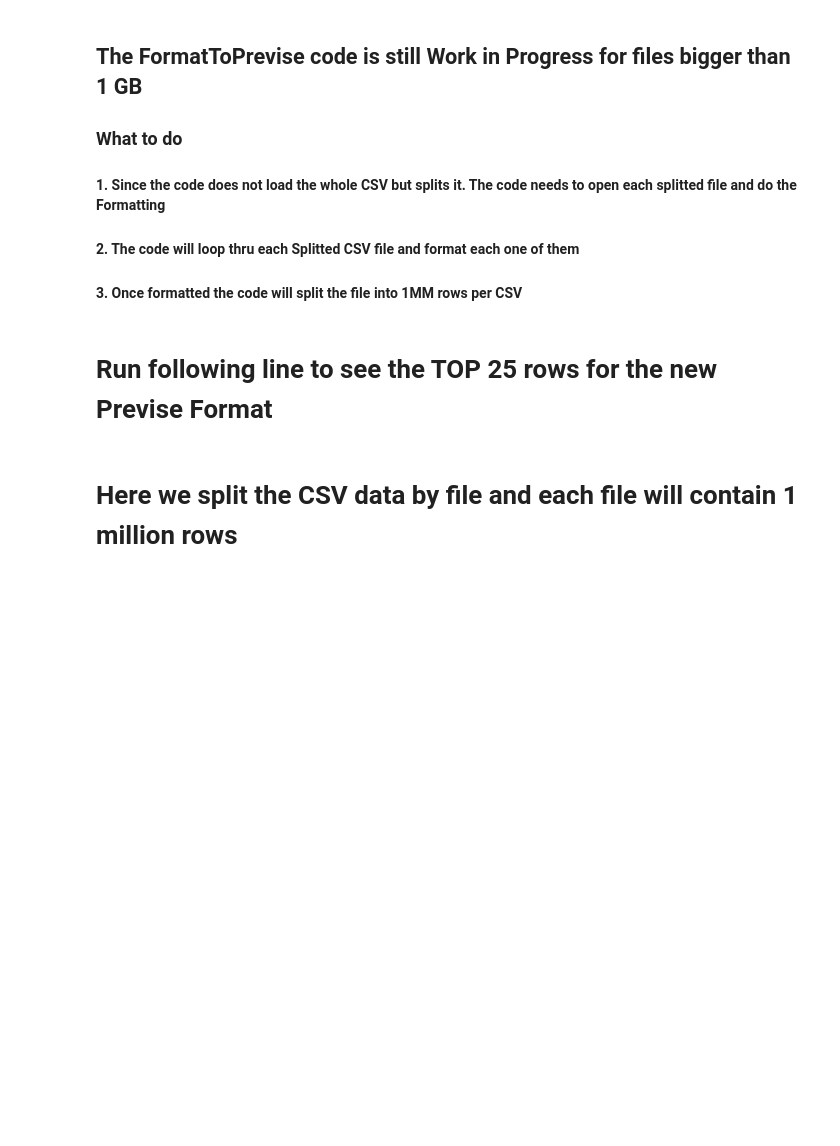
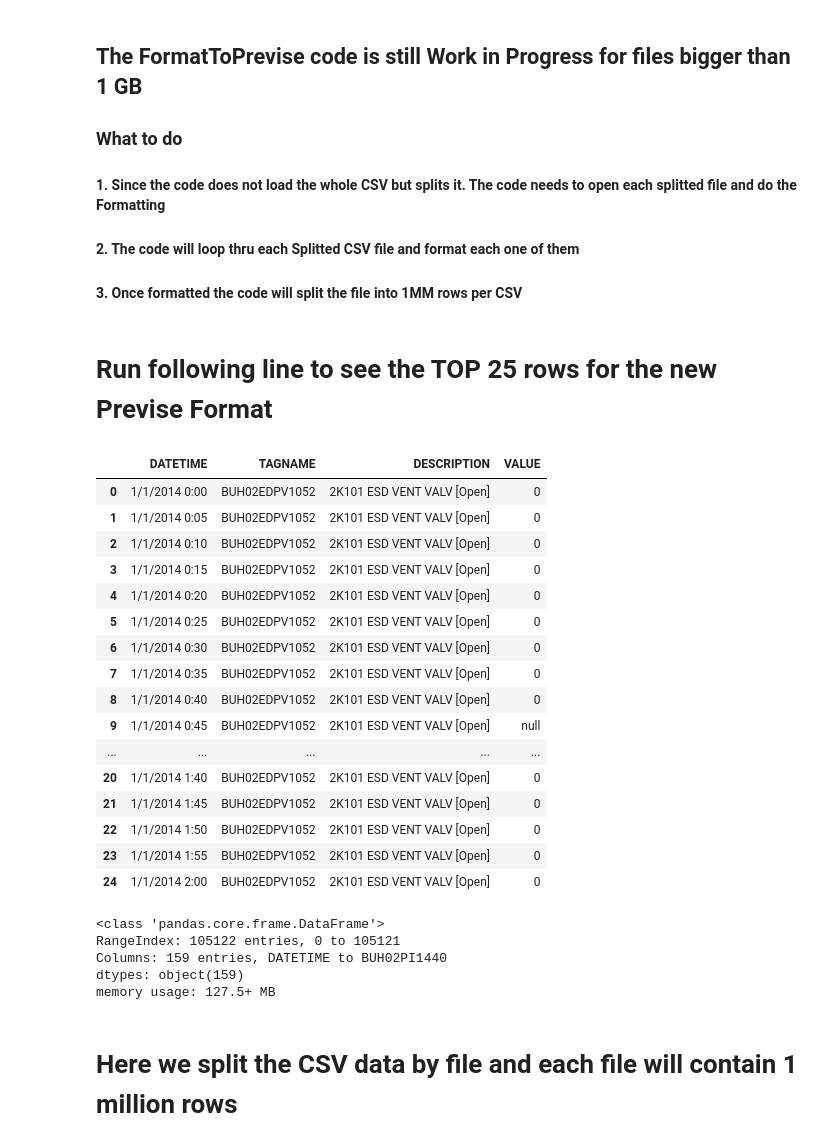
Before and after one commit to racekiller/CSVFormattingTools, a Jupyter notebook: CSVFormattingTool_functions.ipynb, the cells around one changed output. Drawn from its saved outputs; the diff is of its cells as text; code cells hidden in the pictures; blank space fills up the shorter version.

```diff
--- a/CSVFormattingTool_functions.ipynb
+++ b/CSVFormattingTool_functions.ipynb
@@ -23,7 +23,7 @@ import numpy as np
 #CSVPath1 =  '/Users/jvivas/Documents/XMT Baytwon Sensor Data' \
 #            '/Sensor Data/Testing'
 
-CSVPath1 = '/Users/jvivas/Documents/Aspen/PTT GC PoC/Sensor Data/A210 - Quench Oil Tower/To Be Processed'
+CSVPath1 = '/Users/jvivas/Documents/Aspen/GASCO/Sensor Data/To Be Processed'
 
 # Windows Path
 # CSVPath1 = 'C:/Users/jvivas/Dropbox/Mtell Customer Projects/XOM BayTown RHC MEA Tower Foaming/Sensor Data/' \
@@ -402,3 +378,14 @@ mdf
+# %%
+# Replacing known test to null
+df2_2.replace(
+{'Bad': 'null',
+ 'Bad Input': 'null',
+ 'CLOSE': 0,
+ 'ON': 1,
+ 'OPEN': 1,
+ 'Off': 0,
+ 'null': 'null'}
+, inplace=True, regex=True)
 # %% [markdown]
 # Now we convert the data to linear format Previse
 # %% [markdown]
@@ -423,7 +406,33 @@ mdf = FormatToPrevise(df2_1,df2_2)
 # %% [markdown]
 # Run following line to see the TOP 25 rows for the new Previse Format
 # %%
-mdf
+mdf.head(25)
+# %% [output]
+|  | DATETIME | TAGNAME | DESCRIPTION | VALUE |
+| 0 | 1/1/2014 0:00 | BUH02EDPV1052 | 2K101 ESD VENT VALV [Open] | 0 |
+| 1 | 1/1/2014 0:05 | BUH02EDPV1052 | 2K101 ESD VENT VALV [Open] | 0 |
+| 2 | 1/1/2014 0:10 | BUH02EDPV1052 | 2K101 ESD VENT VALV [Open] | 0 |
+| 3 | 1/1/2014 0:15 | BUH02EDPV1052 | 2K101 ESD VENT VALV [Open] | 0 |
+| 4 | 1/1/2014 0:20 | BUH02EDPV1052 | 2K101 ESD VENT VALV [Open] | 0 |
+| 5 | 1/1/2014 0:25 | BUH02EDPV1052 | 2K101 ESD VENT VALV [Open] | 0 |
+| 6 | 1/1/2014 0:30 | BUH02EDPV1052 | 2K101 ESD VENT VALV [Open] | 0 |
+| 7 | 1/1/2014 0:35 | BUH02EDPV1052 | 2K101 ESD VENT VALV [Open] | 0 |
+| 8 | 1/1/2014 0:40 | BUH02EDPV1052 | 2K101 ESD VENT VALV [Open] | 0 |
+| 9 | 1/1/2014 0:45 | BUH02EDPV1052 | 2K101 ESD VENT VALV [Open] | null |
+| ... | ... | ... | ... | ... |
+| 20 | 1/1/2014 1:40 | BUH02EDPV1052 | 2K101 ESD VENT VALV [Open] | 0 |
+| 21 | 1/1/2014 1:45 | BUH02EDPV1052 | 2K101 ESD VENT VALV [Open] | 0 |
+| 22 | 1/1/2014 1:50 | BUH02EDPV1052 | 2K101 ESD VENT VALV [Open] | 0 |
+| 23 | 1/1/2014 1:55 | BUH02EDPV1052 | 2K101 ESD VENT VALV [Open] | 0 |
+| 24 | 1/1/2014 2:00 | BUH02EDPV1052 | 2K101 ESD VENT VALV [Open] | 0 |
+# %%
+df2.info()
+# %% [output]
+<class 'pandas.core.frame.DataFrame'>
+RangeIndex: 105122 entries, 0 to 105121
+Columns: 159 entries, DATETIME to BUH02PI1440
+dtypes: object(159)
+memory usage: 127.5+ MB
 # %% [markdown]
 # Here we split the CSV data by file and each file will contain 1 million rows
 # %% [markdown]
```
Also changed, not shown: parts of 10 cells of this notebook.
